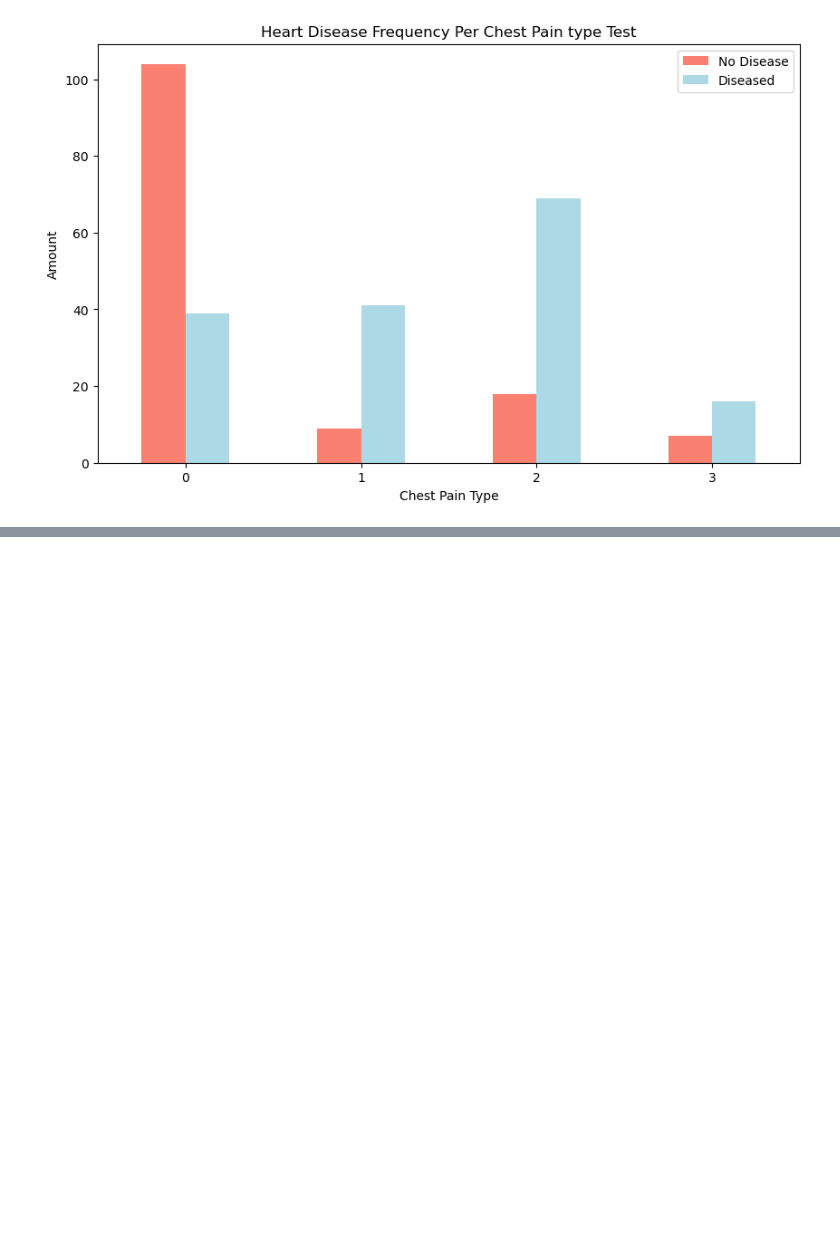
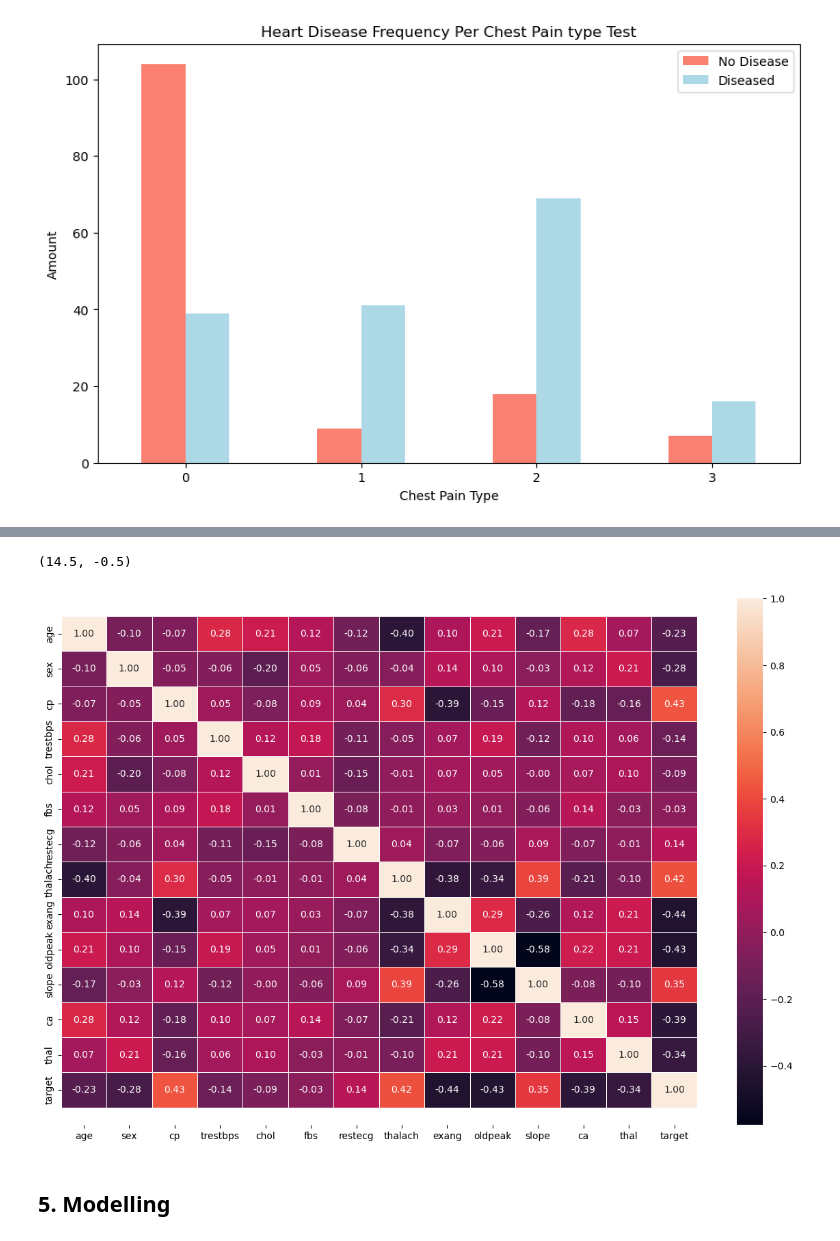
Before and after one commit to HkgCory/Scikit-learn-project, a Jupyter notebook: end-to-end-heart-disease-classification.ipynb, the cells around one changed output, grey strips where cells are left out. Drawn from its saved outputs; the diff is of its cells as text; code cells hidden in the pictures; blank space fills up the shorter version.

```diff
--- a/end-to-end-heart-disease-classification.ipynb
+++ b/end-to-end-heart-disease-classification.ipynb
@@ -251,0 +270,12 @@ plt.show()
+# %%
+corr_matrix = df.corr()
+fig,ax = plt.subplots(figsize=(15,10))
+ax = sns.heatmap(corr_matrix, annot=True, fmt='.2f', linewidths=.5)
+
+bottom, top = ax.get_ylim()
+ax.set_ylim(bottom+0.5, top-0.5)
+# %% [output]
+(14.5, -0.5)
+[figure, added]
+# %% [markdown]
+## 5. Modelling
```
Also changed, not shown: parts of 64 cells of this notebook.
